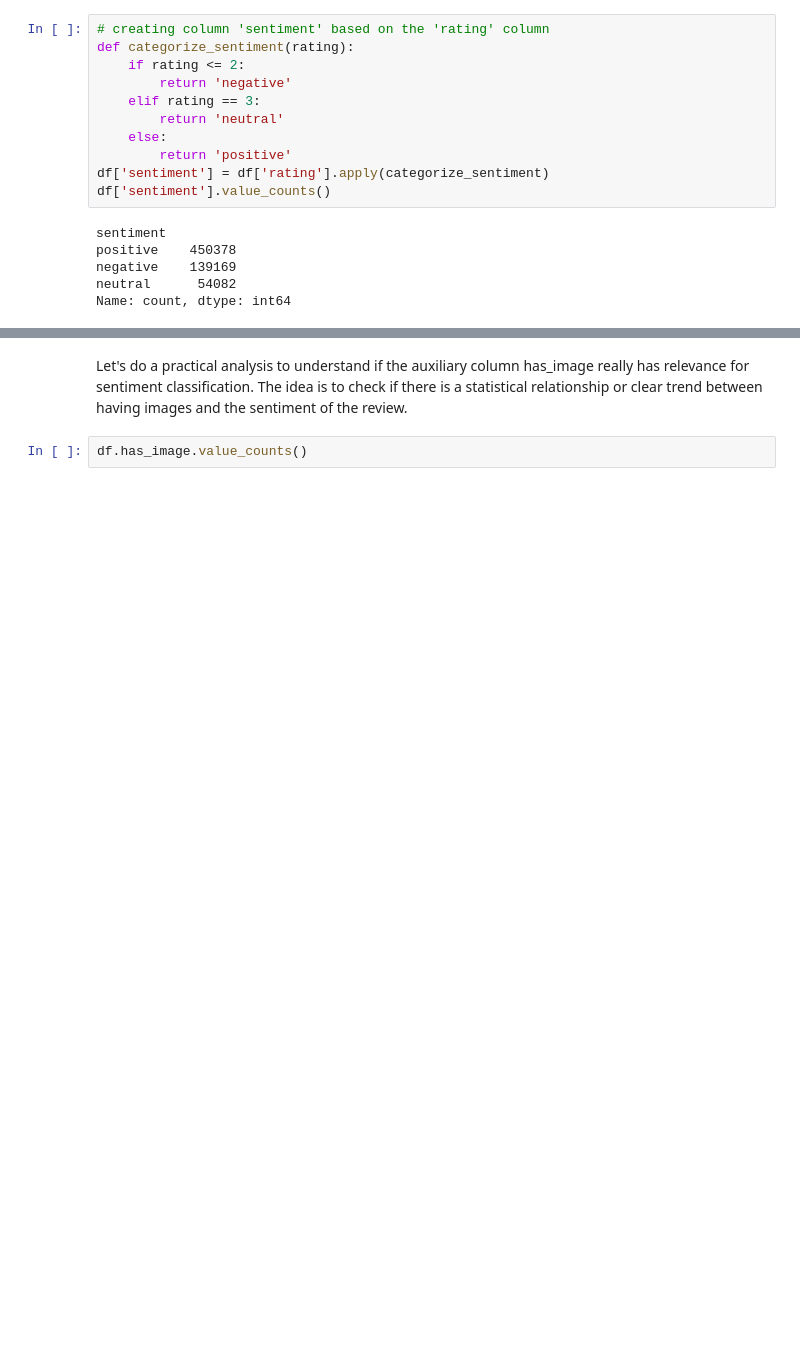
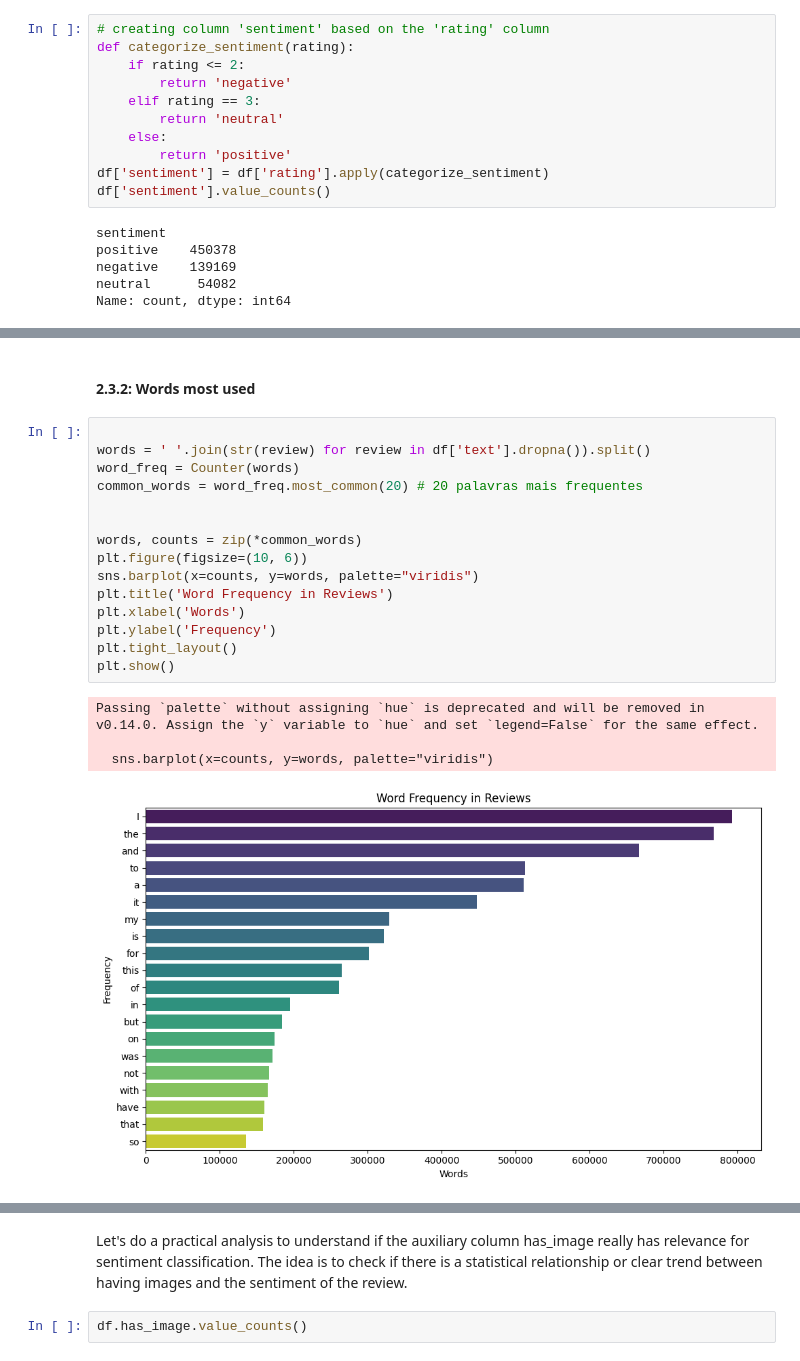
Before and after one commit to VanGaigher/DataScienceProjects, a Jupyter notebook: SentimentClassification/notebooks/sentiment_classification_analysis.ipynb, the cells around one changed output, grey strips where cells are left out. Saved outputs shown, nothing was run; the diff lists cells and outputs as text; blank space fills up the shorter version.

```diff
--- a/SentimentClassification/notebooks/sentiment_classification_analysis.ipynb
+++ b/SentimentClassification/notebooks/sentiment_classification_analysis.ipynb
@@ -198,0 +236,22 @@ Name: count, dtype: int64
+# %% [markdown]
+#### 2.3.2: Words most used
+# %%
+
+words = ' '.join(str(review) for review in df['text'].dropna()).split()
+word_freq = Counter(words)
+common_words = word_freq.most_common(20) # 20 palavras mais frequentes
+
+
+words, counts = zip(*common_words)
+plt.figure(figsize=(10, 6))
+sns.barplot(x=counts, y=words, palette="viridis")
+plt.title('Word Frequency in Reviews')
+plt.xlabel('Words')
+plt.ylabel('Frequency')
+plt.tight_layout()
+plt.show()
+# %% [output]
+Passing `palette` without assigning `hue` is deprecated and will be removed in v0.14.0. Assign the `y` variable to `hue` and set `legend=False` for the same effect.
+
+  sns.barplot(x=counts, y=words, palette="viridis")
+[figure, added]
```
Also changed, not shown: parts of 23 cells of this notebook.
